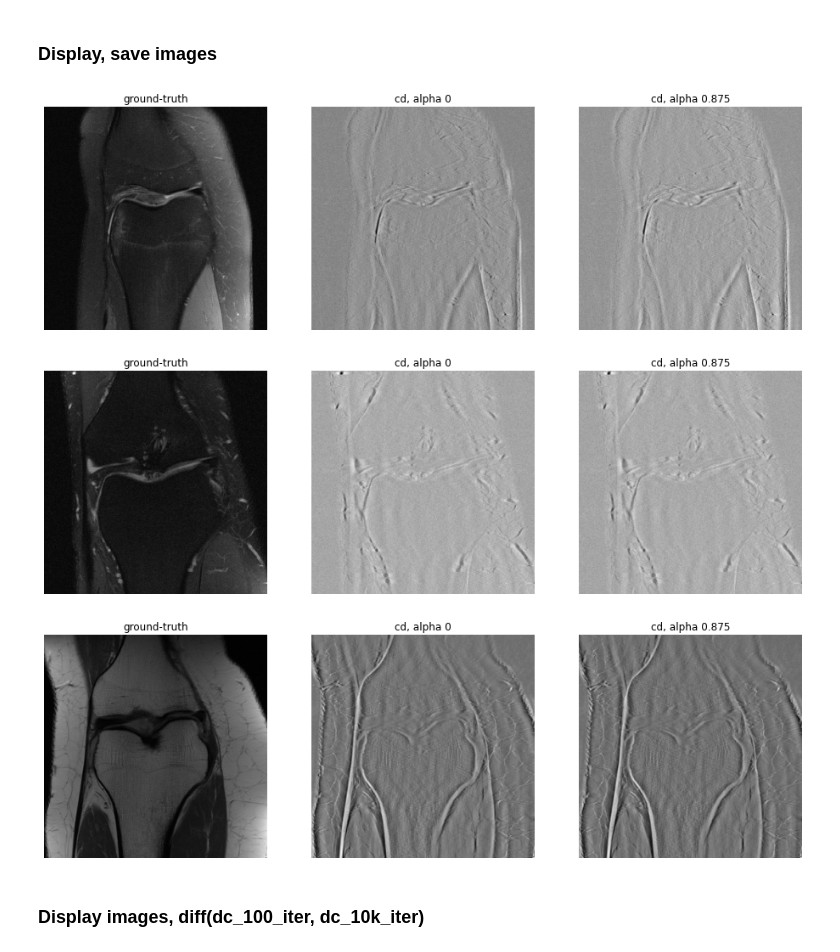
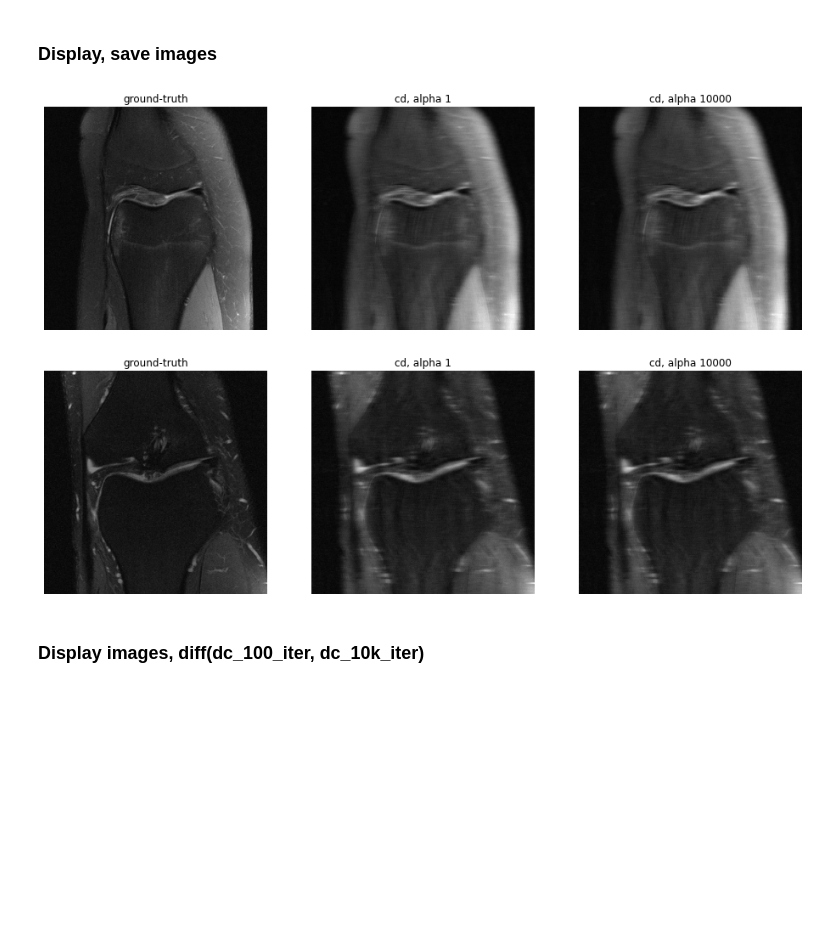
Before and after one commit to davevanveen/unsup_mri, a Jupyter notebook: ipynb/20200902_convdecoder_rework.ipynb, the cells around one changed output. Drawn from its saved outputs; the diff is of its cells as text; code cells hidden in the pictures; blank space fills up the shorter version.

Commit message:
running wmse expmts

```diff
--- a/ipynb/20200902_convdecoder_rework.ipynb
+++ b/ipynb/20200902_convdecoder_rework.ipynb
@@ -45,10 +45,11 @@ ssim_list, psnr_list = [], []
 file_id_list = ['1000273', '1000325', '1000464']#, '1000007', '1000537', '1000818', \
                 #'1001140', '1001219', '1001338', '1001598', '1001533', '1001798']
 # NUM_ITER_LIST = [100, 1000, 10000]
-NUM_ITER = 100
-ALPHA_LIST = [0, 0.875]# 0.25, 0.5, 0.625, 0.75, 0.875]
-# ALPHA = 0
-DC_STEP = True
+NUM_ITER = 10000
+ALPHA_LIST = [0]#, 0.875]# 0.25, 0.5, 0.625, 0.75, 0.875]
+ALPHA = 0
+C_WMSE_LIST = [1, 100000]
+DC_STEP = False
 
 for idx, file_id in enumerate(file_id_list):
 
@@ -59,21 +60,22 @@ for idx, file_id in enumerate(file_id_list):
     mask1d_ = torch.from_numpy(np.array(mask1d, dtype=np.uint8)) # for dc step
 
 #     for NUM_ITER in NUM_ITER_LIST:
-    for ALPHA in ALPHA_LIST:
+#     for ALPHA in ALPHA_LIST:
+    for C_WMSE in C_WMSE_LIST:
 
         # initialize net, net input seed, and scale slice_ksp accordingly
         net, net_input, slice_ksp = init_convdecoder(slice_ksp, mask)
         img_gt = recon_ksp_to_img(slice_ksp) # must do this after slice_ksp is scaled
         img_gt_list.append(img_gt) # could do this once per loop
 
-        if expmt_already_generated(file_id, NUM_ITER, DC_STEP, ALPHA):
-            img_dc, mse_wrt_ksp, mse_wrt_img = \
-                load_output(file_id, NUM_ITER, DC_STEP, ALPHA)
-            img_dc_list.append(img_dc)
-            mse_wrt_ksp_list.append(mse_wrt_ksp)
-            mse_wrt_img_list.append(mse_wrt_img)
-#             img_dc_list.append(load_output(file_id, NUM_ITER, DC_STEP, ALPHA))
-            continue
+#         if expmt_already_generated(file_id, NUM_ITER, DC_STEP, ALPHA):
+#             img_dc, mse_wrt_ksp, mse_wrt_img = \
+#                 load_output(file_id, NUM_ITER, DC_STEP, ALPHA)
+#             img_dc_list.append(img_dc)
+#             mse_wrt_ksp_list.append(mse_wrt_ksp)
+#             mse_wrt_img_list.append(mse_wrt_img)
+# #             img_dc_list.append(load_output(file_id, NUM_ITER, DC_STEP, ALPHA))
+#             continue
 
         # for dc step - must do this after scaling slice_ksp
         ksp_orig = np_to_tt(split_complex_vals(slice_ksp))[None, :].type(dtype) #[1,15,640,368,2]
@@ -85,13 +87,13 @@ for idx, file_id in enumerate(file_id_list):
             ksp_masked=ksp_masked, img_masked=img_masked,
             net=net, net_input=net_input, mask2d=mask2d,
             mask1d=mask1d_, ksp_orig=ksp_orig, DC_STEP=DC_STEP, alpha=ALPHA,
-            img_ls=None, num_iter=NUM_ITER, dtype=dtype)
+            img_ls=None, num_iter=NUM_ITER, dtype=dtype, c_wmse=C_WMSE)
 
         img_out = net(net_input.type(dtype))[0] # estimate image \hat{x} = G(\hat{C})
 
         img_dc, _ = data_consistency(img_out, slice_ksp, mask1d)
-        save_output(img_dc, mse_wrt_ksp, mse_wrt_img, \
-                    file_id, NUM_ITER, DC_STEP, ALPHA)
+#         save_output(img_dc, mse_wrt_ksp, mse_wrt_img, \
+#                     file_id, NUM_ITER, DC_STEP, ALPHA)
 
         # save images, metrics
         img_dc_list.append(img_dc)
@@ -102,5 +104,10 @@ for idx_ in range(len(img_dc_list)):
     _, _, ssim_, psnr_ = calc_metrics(img_dc_list[idx_], img_gt_list[idx_])
     ssim_list.append(ssim_)
     psnr_list.append(psnr_)
+
+np.save('img_dc_list.npy', img_dc_list)
+np.save('img_gt_list.npy', img_gt_list)
+np.save('ssim_list.npy', ssim_list)
+np.save('psnr_list.npy', psnr_list)
 # %% [output]
 file_id: 1000273
@@ -115,7 +131,7 @@ file_id: 1000464
 # %% [markdown]
 ### Plot loss over iterations (mse_wrt_ksp or mse_wrt_img)
 # %%
-LIST_OI = ALPHA_LIST # or NUM_ITER_LIST, i.e. dimn of comparison
+LIST_OI = C_WMSE_LIST # or NUM_ITER_LIST, i.e. dimn of comparison
 NUM_VARIANTS = len(LIST_OI) # number of different param sets for conv_decoder
 # %%
 mse_list = mse_wrt_ksp_list
@@ -125,7 +141,7 @@ for idx_im in range(len(file_id_list)): # for each img in expmt
         print(mse_list[NUM_VARIANTS*idx_im+idx_var][-1])
         label = str(LIST_OI[idx_var]) # file_id_list[idx_im] #
         plt.plot(mse_list[NUM_VARIANTS*idx_im+idx_var], label=label)
-    plt.ylim(0,0.1)
+    plt.ylim(0,0.5)
     plt.title('mse_wrt_ksp for varying alpha')
     plt.legend()
     plt.show()
@@ -200,37 +201,36 @@ ALPHA 0.875: 0.795, 29.345
 NUM_BASELINES = 1 # i.e. img_gt
 NUM_COLS = NUM_VARIANTS + NUM_BASELINES # also want to plot img_gt
 
-DIFF = True
+DIFF = False
 
 for idx_im in range(len(file_id_list)): # for each img in expmt
 
     fig = plt.figure(figsize=(16, 8))
 
     # plot gt
     ax = fig.add_subplot(1,NUM_COLS,1)
     img_gt = img_gt_list[NUM_VARIANTS*idx_im]
     ax.imshow(img_gt, cmap='gray')
     ax.set_title('ground-truth')
     ax.axis('off')
 
     for idx_var in range(NUM_VARIANTS):
         ax = fig.add_subplot(1,NUM_COLS,idx_var+NUM_BASELINES+1)
         img_oi = img_dc_list[NUM_VARIANTS*idx_im+idx_var]
 
         if DIFF:
             ax.imshow(img_oi-img_gt, cmap='gray')
         else:
             ax.imshow(img_oi, cmap='gray')
 
         ax.set_title('cd, alpha {}'.format(str(LIST_OI[idx_var])))
         ax.axis('off')
 
 #     plt.savefig('plot_output/{}.pdf'.format(file_id_list[idx_im]), format='pdf')
     plt.show()
 # %% [output]
-[figure, old version]
+[figure, new version]
-[figure, old version]
+[figure, new version]
-[figure, removed]
 # %% [markdown]
 ### Display images, diff(dc_100_iter, dc_10k_iter)
 # %%
```
Also changed, not shown: parts of 3 cells of this notebook, 1 other file.
